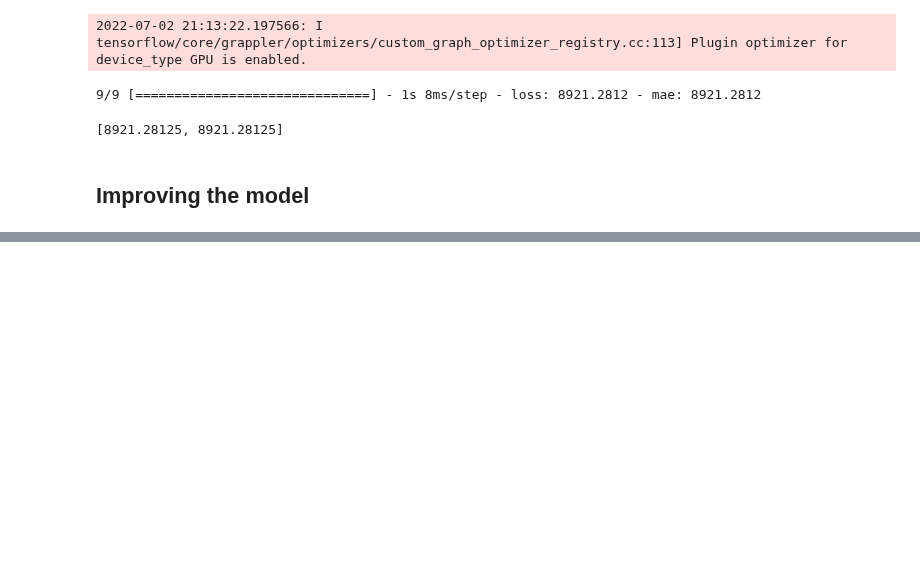
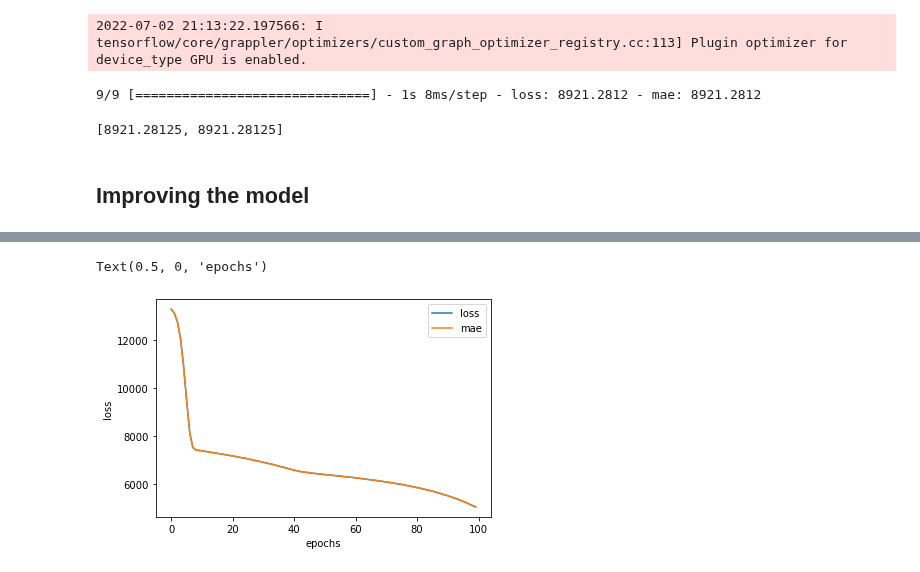
Before and after one commit to Janadhi14/tensorflow-test, a Jupyter notebook: insurance.ipynb, the cells around one changed output, grey strips where cells are left out. Saved outputs shown, nothing was run; the diff lists cells and outputs as text; code cells hidden in the pictures; blank space fills up the shorter version.

```diff
--- a/insurance.ipynb
+++ b/insurance.ipynb
@@ -299,0 +302,12 @@ Text(0.5, 0, 'epochs')
+# %%
+pd.DataFrame(history1.history).plot()
+plt.ylabel("loss")
+plt.xlabel("epochs")
+
+# how long should you train for?
+# depends on the problem that youre working on
+# in general we are able to use the early stopping callback to determine this
+# early stopping call back whicih is a tf compoenent that will stop training once it stops improving a ceratin metric
+# %% [output]
+Text(0.5, 0, 'epochs')
+[figure, added]
```
Also changed, not shown: parts of 9 cells of this notebook.
